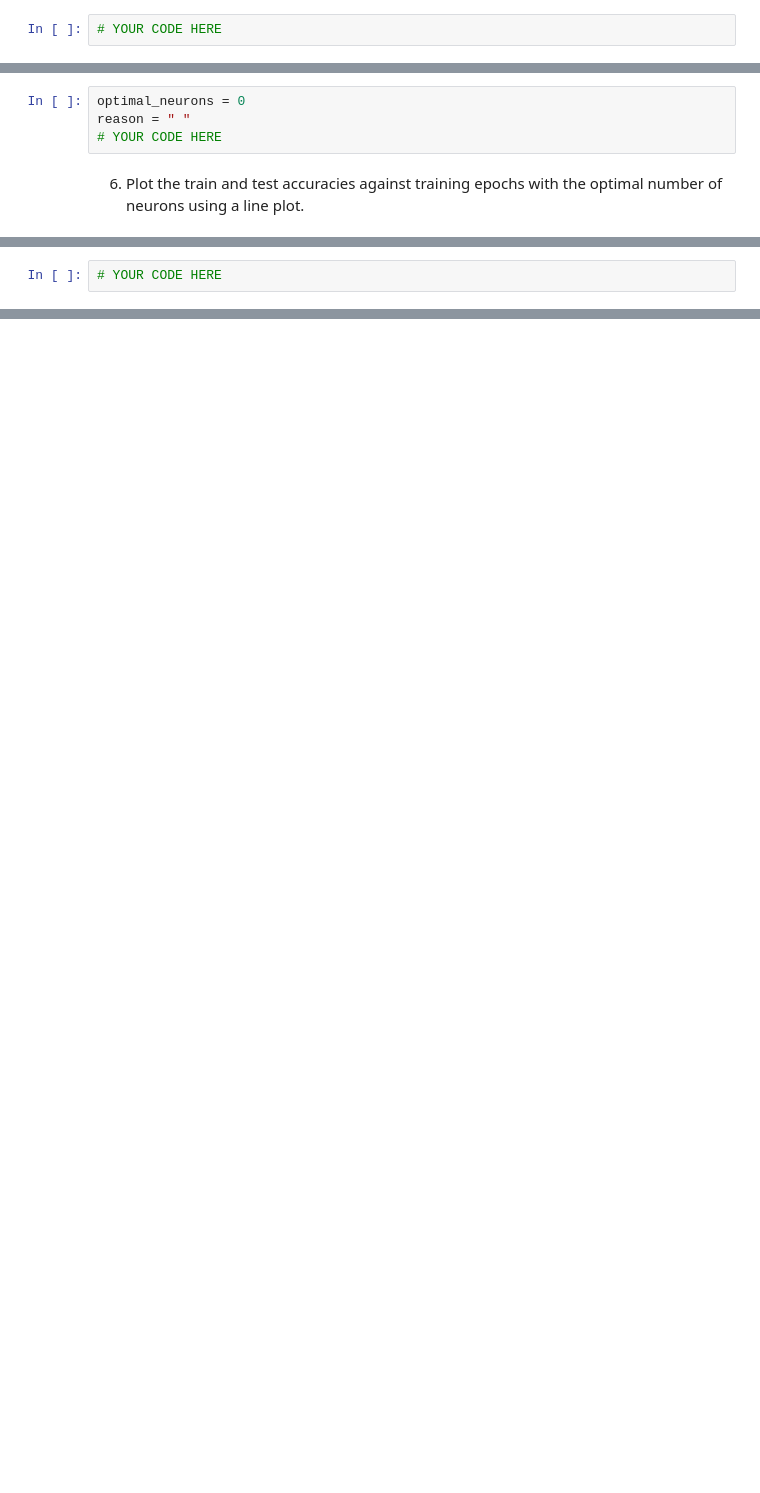
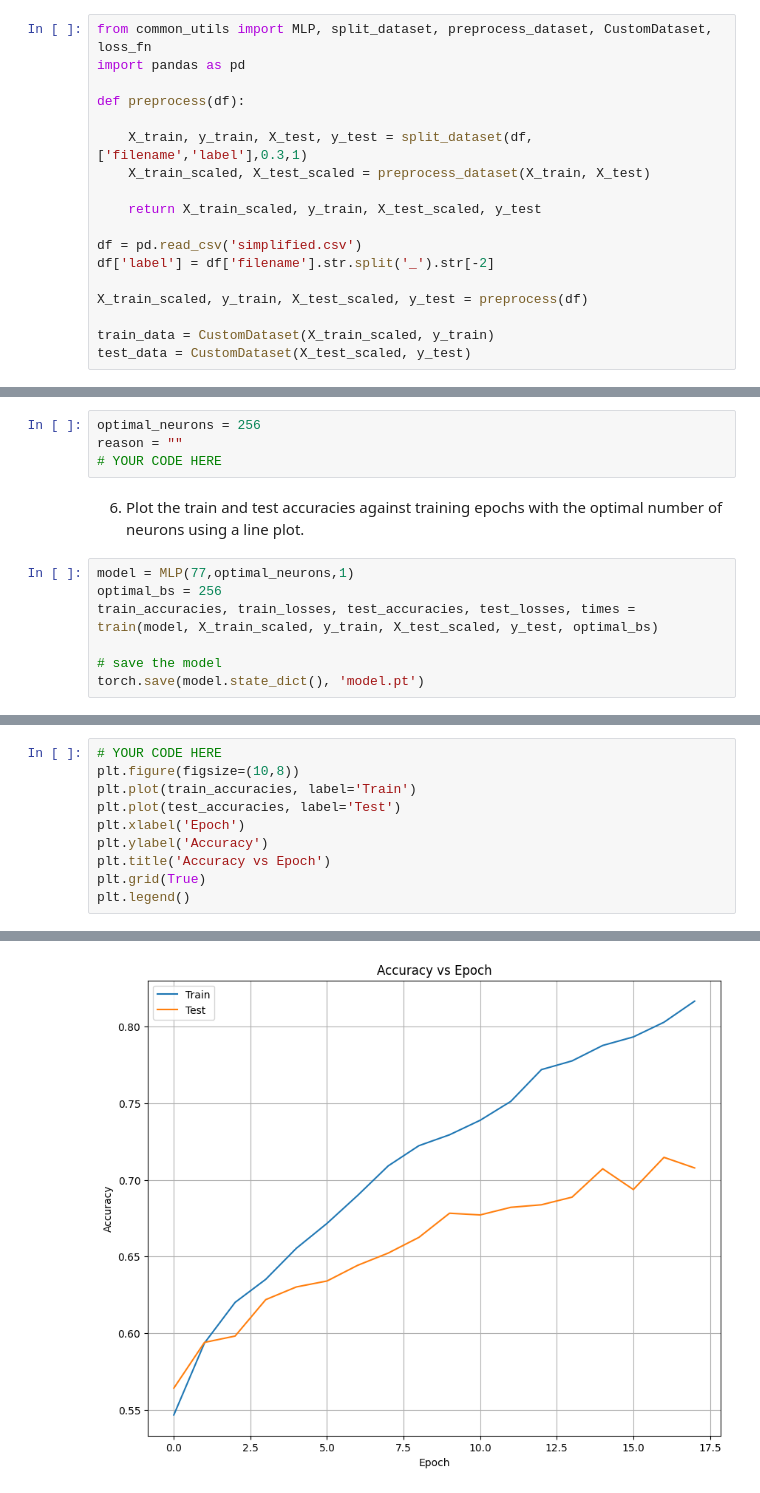
Before and after one commit to advaitbd/SC4001-Assignment, a Jupyter notebook: PartA_3.ipynb, the cells around one changed output, grey strips where cells are left out. Drawn from its saved outputs; the diff is of its cells as text; blank space fills up the shorter version.

```diff
--- a/PartA_3.ipynb
+++ b/PartA_3.ipynb
@@ -44,7 +44,23 @@ Import them into this file. You will not be repenalised for any error in QA1 her
 
 The following code cell will not be marked.
 # %%
-# YOUR CODE HERE
+from common_utils import MLP, split_dataset, preprocess_dataset, CustomDataset, loss_fn
+import pandas as pd
+
+def preprocess(df):
+
+    X_train, y_train, X_test, y_test = split_dataset(df,['filename','label'],0.3,1)
+    X_train_scaled, X_test_scaled = preprocess_dataset(X_train, X_test)
+
+    return X_train_scaled, y_train, X_test_scaled, y_test
+
+df = pd.read_csv('simplified.csv')
+df['label'] = df['filename'].str.split('_').str[-2]
+
+X_train_scaled, y_train, X_test_scaled, y_test = preprocess(df)
+
+train_data = CustomDataset(X_train_scaled, y_train)
+test_data = CustomDataset(X_test_scaled, y_test)
 # %% [markdown]
 3. Perform hyperparameter tuning for the different neurons with 5-fold cross validation.
 # %%
@@ -73,8 +219,15 @@ cross_validation_accuracies, cross_validation_times = find_optimal_hyperparamete
 # %% [markdown]
 5. Select the optimal number of neurons for the hidden layer. State the rationale for your selection.
 # %%
-optimal_neurons = 0
-reason = " "
+optimal_neurons = 256
+reason = ""
 # YOUR CODE HERE
 # %% [markdown]
 6. Plot the train and test accuracies against training epochs with the optimal number of neurons using a line plot.
+# %%
+model = MLP(77,optimal_neurons,1)
+optimal_bs = 256
+train_accuracies, train_losses, test_accuracies, test_losses, times = train(model, X_train_scaled, y_train, X_test_scaled, y_test, optimal_bs)
+
+# save the model
+torch.save(model.state_dict(), 'model.pt')
@@ -81,2 +252,11 @@ reason = " "
 # %%
 # YOUR CODE HERE
+plt.figure(figsize=(10,8))
+plt.plot(train_accuracies, label='Train')
+plt.plot(test_accuracies, label='Test')
+plt.xlabel('Epoch')
+plt.ylabel('Accuracy')
+plt.title('Accuracy vs Epoch')
+plt.grid(True)
+plt.legend()
+# %% [output]
@@ -82,0 +264 @@ reason = " "
+[figure, added]
```
Also changed, not shown: parts of 5 cells of this notebook, 9 other files.
